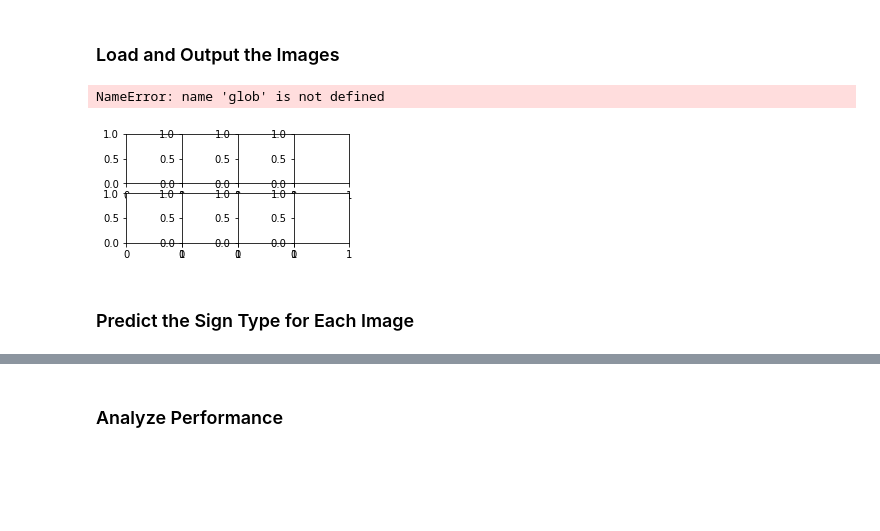
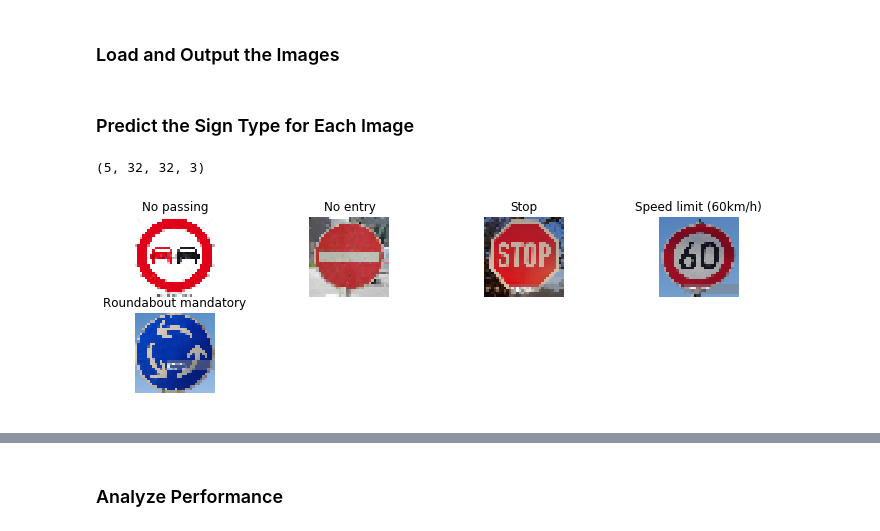
Before and after one commit to desi-joe/CarND-Traffic-Sign-Classifier-Project, a Jupyter notebook: Traffic_Sign_Classifier.ipynb, the cells around one changed output, grey strips where cells are left out. Cells and saved outputs as stored; diff of their text form; code cells hidden in the pictures; blank space fills up the shorter version.

```diff
--- a/Traffic_Sign_Classifier.ipynb
+++ b/Traffic_Sign_Classifier.ipynb
@@ -148,18 +148,18 @@ import numpy as np
 import cv2
 
 def convert2Gray(imgs):
-    tmp = []
+    gray_imgs = np.zeros((len(imgs), 32,32,1), dtype=np.float32)
     for i in range(0, len(imgs)):
-        tmp.append(cv2.cvtColor( imgs[i], cv2.COLOR_RGB2GRAY))
-    return tmp
+        gray_imgs[i] = cv2.cvtColor( imgs[i], cv2.COLOR_RGB2GRAY).reshape(32,32,1)
+    return gray_imgs
 
 def normalize(imgs):
-    tmp = []
+    norm_imgs = np.zeros((len(imgs), 32,32,1), dtype=np.float32)
     for i in range(0, len(imgs)):
-        tmp.append(imgs[i] / 127.5 - 1)
-    return tmp
+        norm_imgs[i] = (imgs[i] / 127.5) - 1
+    return norm_imgs
 
-
-X_train = np.array(normalize(convert2Gray(X_train_org))).reshape(X_train_org.shape[0],32, 32,1)
-X_valid = np.array(normalize(convert2Gray(X_valid_org))).reshape(X_valid_org.shape[0],32, 32,1)
-X_test = np.array(normalize(convert2Gray(X_test_org))).reshape(X_test_org.shape[0],32, 32,1)
+X_train = normalize(convert2Gray(X_train_org))
+X_valid = normalize(convert2Gray(X_valid_org))
+X_test = normalize(convert2Gray(X_test_org))
+plt.imshow(X_train_org[300],cmap='gray')
@@ -324,33 +327,41 @@ To give yourself more insight into how your model is working, download at least
 You may find `signnames.csv` useful as it contains mappings from the class id (integer) to the actual sign name.
 # %% [markdown]
 ### Load and Output the Images
-# %%
-### Load the images and plot them here.
-### Feel free to use as many code cells as needed.
-fig, axs = plt.subplots(2,4, figsize=(4, 2))
-fig.subplots_adjust(hspace = .2, wspace=.001)
-axs = axs.ravel()
-
-my_images = []
-
-for i, img in enumerate(glob.glob('./my-found-traffic-signs/*x.png')):
-    image = cv2.imread(img)
-    axs[i].axis('off')
-    axs[i].imshow(cv2.cvtColor(image, cv2.COLOR_BGR2RGB))
-    my_images.append(image)
-
-my_images = np.asarray(my_images)
-
-my_images_gry = np.sum(my_images/3, axis=3, keepdims=True)
-
-my_images_normalized = (my_images_gry - 128)/128
-
-print(my_images_normalized.shape)
-# %% [output]
-NameError: name 'glob' is not defined
-[figure, removed]
 # %% [markdown]
 ### Predict the Sign Type for Each Image
+# %%
+### Load the images and plot them here.
+### Feel free to use as many code cells as needed.
+import glob
+import csv
+signs_classes=[]
+with open('signnames.csv', 'rt') as csvfile:
+    reader = csv.DictReader(csvfile, delimiter=',')
+    for row in reader:
+        signs_classes.append((row['SignName']))
+
+test_img_paths = [img_path for img_path in glob.glob("./my-imgs/*")]
+test_img = np.uint8(np.zeros((32,32,3)))
+
+test_imgs = np.uint8(np.zeros((5,32,32,3)))
+for i, imp in enumerate(test_img_paths):
+    img = cv2.imread(imp, cv2.IMREAD_COLOR)
+    test_img = cv2.resize(img, (32, 32))
+    b,g,r = cv2.split(test_img)
+    test_imgs[i] = cv2.merge([r,g,b])
+
+print(test_imgs.shape)
+plt.figure(figsize=(12, 5))
+for i in range(5):
+    plt.subplot(3, 4, i+1)
+    plt.imshow(test_imgs[i])
+    plt.title(signs_classes[y_test[i]])
+    plt.axis('off')
+
+plt.show()
+# %% [output]
+(5, 32, 32, 3)
+[figure, added]
 # %%
 ### Run the predictions here and use the model to output the prediction for each image.
 ### Make sure to pre-process the images with the same pre-processing pipeline used earlier.
```
Also changed, not shown: parts of 5 cells of this notebook, 13 other files.
